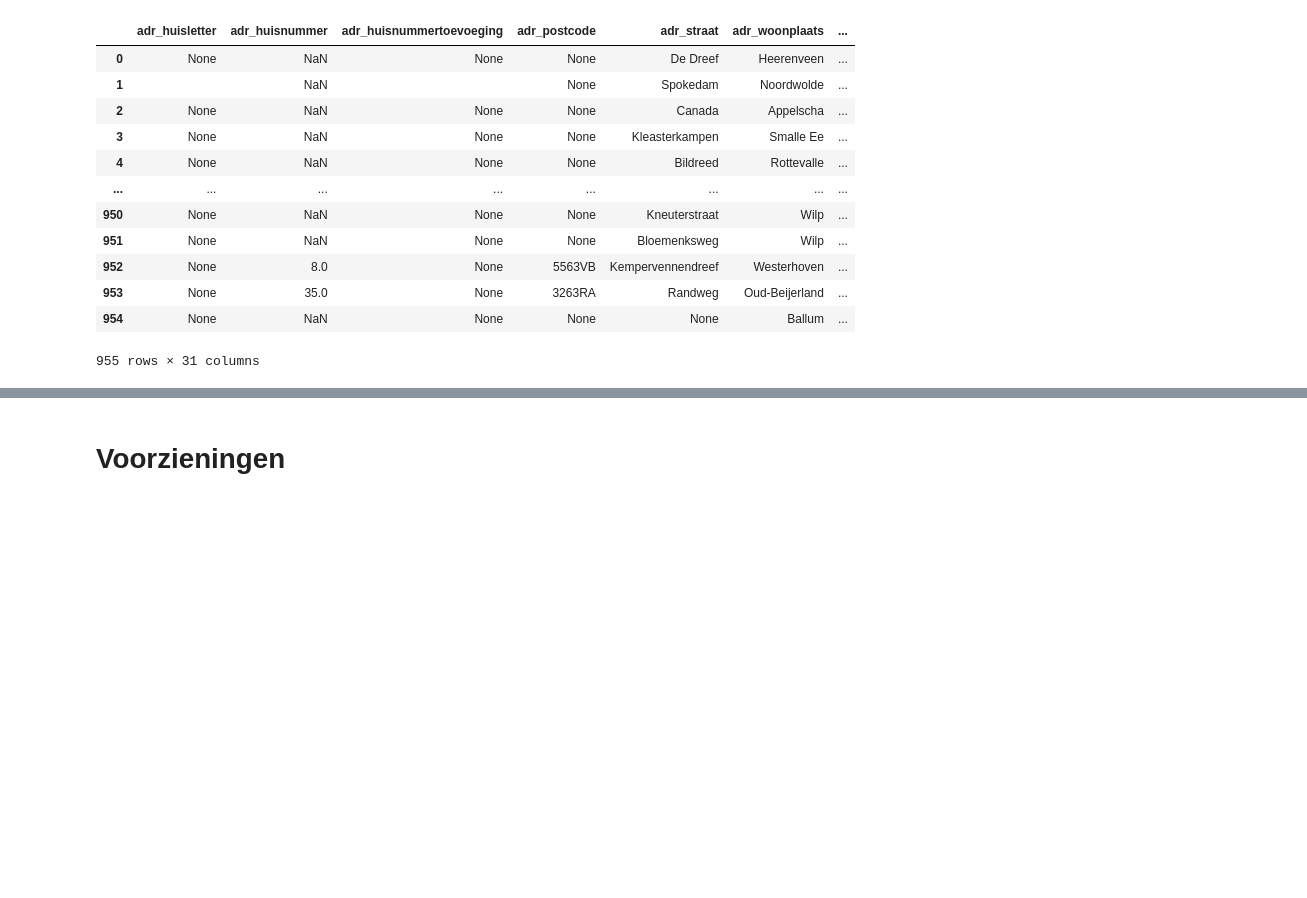
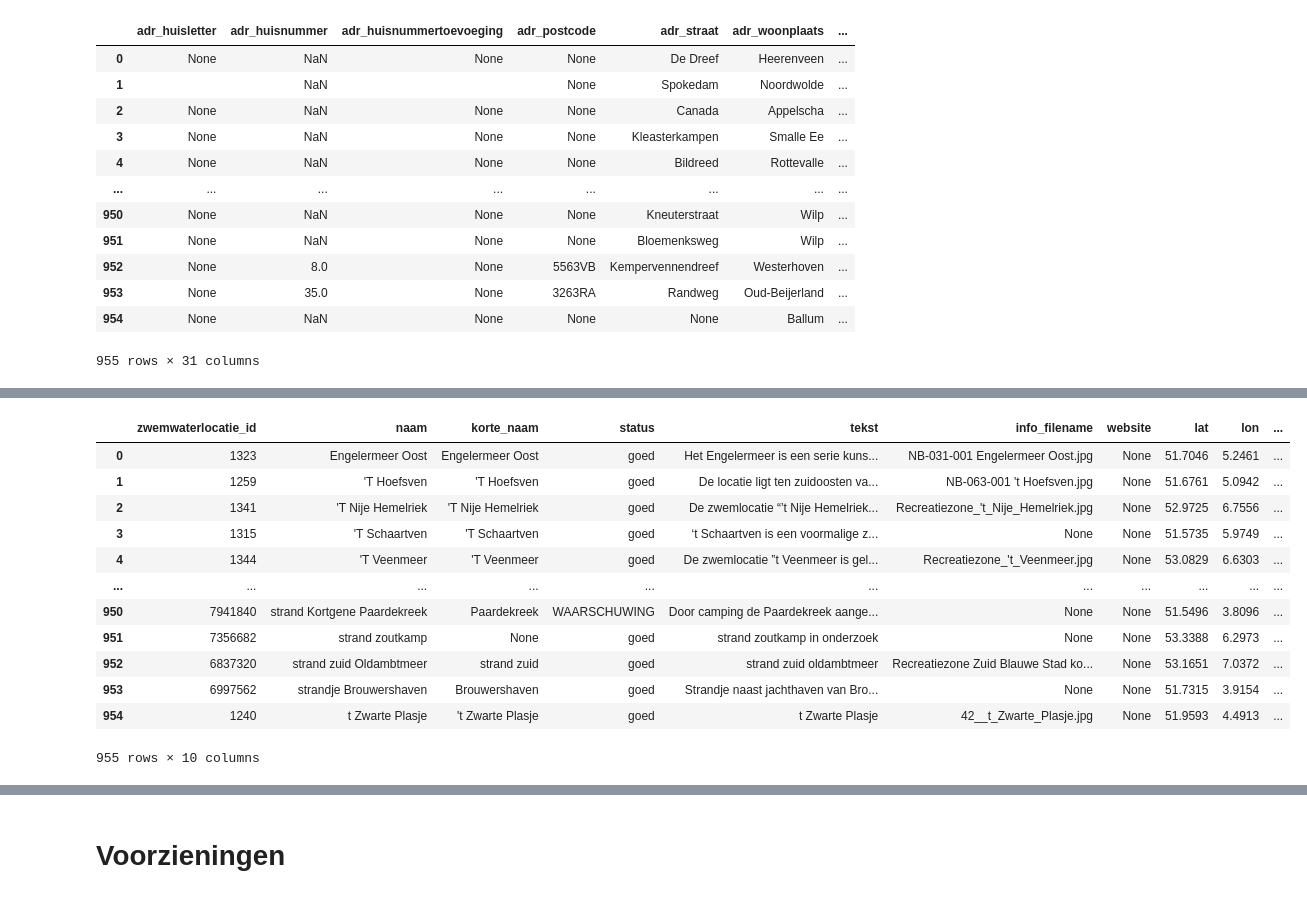
Before and after one commit to leonmelein/EUBathingWaterAPI, a Jupyter notebook: data/netherlands/NL-Datamodel.ipynb, the cells around one changed output, grey strips where cells are left out. Drawn from its saved outputs; the diff is of its cells as text; code cells hidden in the pictures; blank space fills up the shorter version.

Commit message:
Data integration

```diff
--- a/data/netherlands/NL-Datamodel.ipynb
+++ b/data/netherlands/NL-Datamodel.ipynb
@@ -68,3 +58,7 @@ zwemplekken_details
 | 953 | None | 35.0 | None | 3263RA | Randweg | Oud-Beijerland | ... |
 | 954 | None | NaN | None | None | None | Ballum | ... |
 955 rows × 31 columns
+# %%
+base_data = zwemplekken_details.copy()
+base_data = base_data[["zwemwaterlocatie_id", "naam", "korte_naam", "status", "tekst", "info_filename", "website"]]
+base_data
@@ -70,0 +79,12 @@ zwemplekken_details
+# %%
+zwemplekdata = zwemplekken.merge(base_data, left_on="zwemwaterlocatie_id", right_on="zwemwaterlocatie_id", how="left")
+zwemplekdata['lat'] = zwemplekdata['geometry'].y
+zwemplekdata['lon'] = zwemplekdata['geometry'].x
+zwemplekdata = zwemplekdata.drop(columns=["korte_naam_x", "naam_x", "status_x", "geometry"])
+zwemplekdata = zwemplekdata.rename(columns={
+    "naam_y": "naam",
+    "korte_naam_y": "korte_naam",
+    "status_y": "status"
+})
+zwemplekdata.sort_values(by=["naam"], inplace=True)
+zwemplekdata
@@ -70,0 +105,21 @@ zwemplekken_details
+# %%
+eu_current_designations = eu_designations.query("jaar == 2023")
+eu_current_designations = eu_current_designations.drop(columns=["key_id", "jaar"])
+eu_current_designations
+data = zwemplekdata.merge(eu_current_designations, left_on="zwemwaterlocatie_id", right_on="zwemwaterlocatie_id", how="left")
+data.fillna({'code': 0}, inplace=True)
+data
+# %% [output]
+|  | zwemwaterlocatie_id | naam | korte_naam | status | tekst | info_filename | website | lat | lon | ... |
+| 0 | 1323 | Engelermeer Oost | Engelermeer Oost | goed | Het Engelermeer is een serie kuns... | NB-031-001 Engelermeer Oost.jpg | None | 51.7046 | 5.2461 | ... |
+| 1 | 1259 | 'T Hoefsven | 'T Hoefsven | goed | De locatie ligt ten zuidoosten va... | NB-063-001 't Hoefsven.jpg | None | 51.6761 | 5.0942 | ... |
+| 2 | 1341 | 'T Nije Hemelriek | 'T Nije Hemelriek | goed | De zwemlocatie “’t Nije Hemelriek... | Recreatiezone_'t_Nije_Hemelriek.jpg | None | 52.9725 | 6.7556 | ... |
+| 3 | 1315 | 'T Schaartven | 'T Schaartven | goed | ‘t Schaartven is een voormalige z... | None | None | 51.5735 | 5.9749 | ... |
+| 4 | 1344 | 'T Veenmeer | 'T Veenmeer | goed | De zwemlocatie ‟t Veenmeer is gel... | Recreatiezone_'t_Veenmeer.jpg | None | 53.0829 | 6.6303 | ... |
+| ... | ... | ... | ... | ... | ... | ... | ... | ... | ... | ... |
+| 950 | 7941840 | strand Kortgene Paardekreek | Paardekreek | WAARSCHUWING | Door camping de Paardekreek aange... | None | None | 51.5496 | 3.8096 | ... |
+| 951 | 7356682 | strand zoutkamp | None | goed | strand zoutkamp in onderzoek | None | None | 53.3388 | 6.2973 | ... |
+| 952 | 6837320 | strand zuid Oldambtmeer | strand zuid | goed | strand zuid oldambtmeer | Recreatiezone Zuid Blauwe Stad ko... | None | 53.1651 | 7.0372 | ... |
+| 953 | 6997562 | strandje Brouwershaven | Brouwershaven | goed | Strandje naast jachthaven van Bro... | None | None | 51.7315 | 3.9154 | ... |
+| 954 | 1240 | t Zwarte Plasje | 't Zwarte Plasje | goed | t Zwarte Plasje | 42__t_Zwarte_Plasje.jpg | None | 51.9593 | 4.4913 | ... |
+955 rows × 10 columns
```
Also changed, not shown: parts of 16 cells of this notebook.
